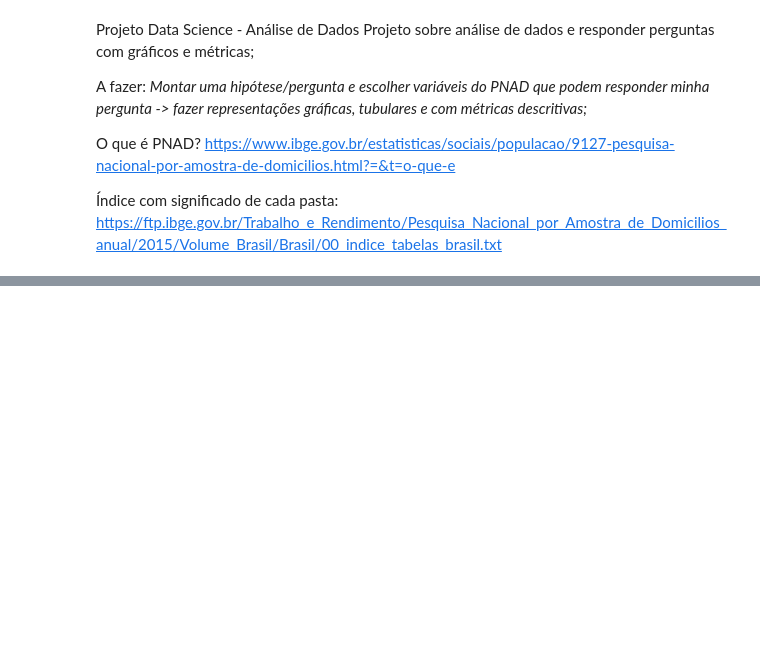
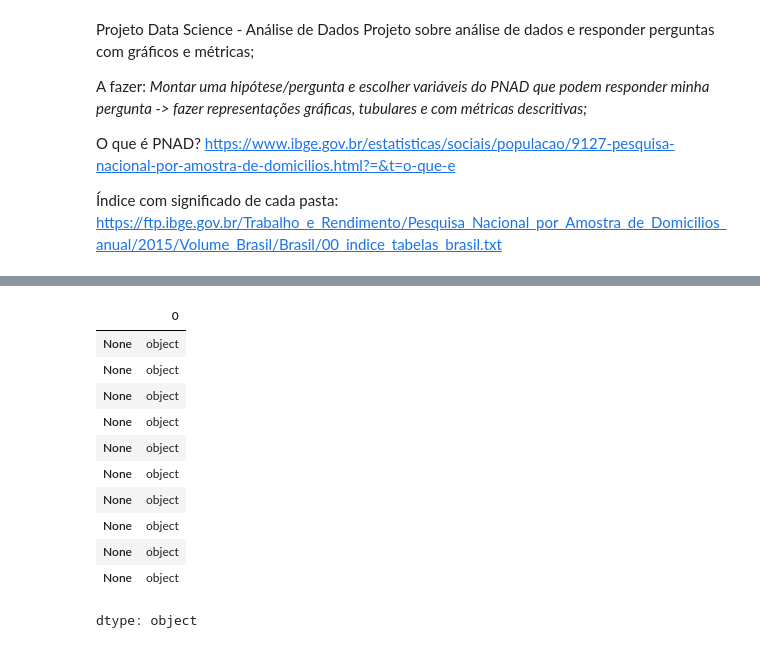
Before and after one commit to Igorprogr/Analise-de-Dados-PNAD, a Jupyter notebook: Análise_de_Dados_Dados_PNAD.ipynb, the cells around one changed output, grey strips where cells are left out. Saved outputs shown, nothing was run; the diff lists cells and outputs as text; code cells hidden in the pictures; blank space fills up the shorter version.

```diff
--- a/Análise_de_Dados_Dados_PNAD.ipynb
+++ b/Análise_de_Dados_Dados_PNAD.ipynb
@@ -16,0 +70,15 @@ https://ftp.ibge.gov.br/Trabalho_e_Rendimento/Pesquisa_Nacional_por_Amostra_de_D
+# %%
+df_rendimentoMensalTrabalho.dtypes
+# %% [output]
+|  | 0 |
+| None | object |
+| None | object |
+| None | object |
+| None | object |
+| None | object |
+| None | object |
+| None | object |
+| None | object |
+| None | object |
+| None | object |
+dtype: object
```
Also changed, not shown: parts of 6 cells of this notebook.
